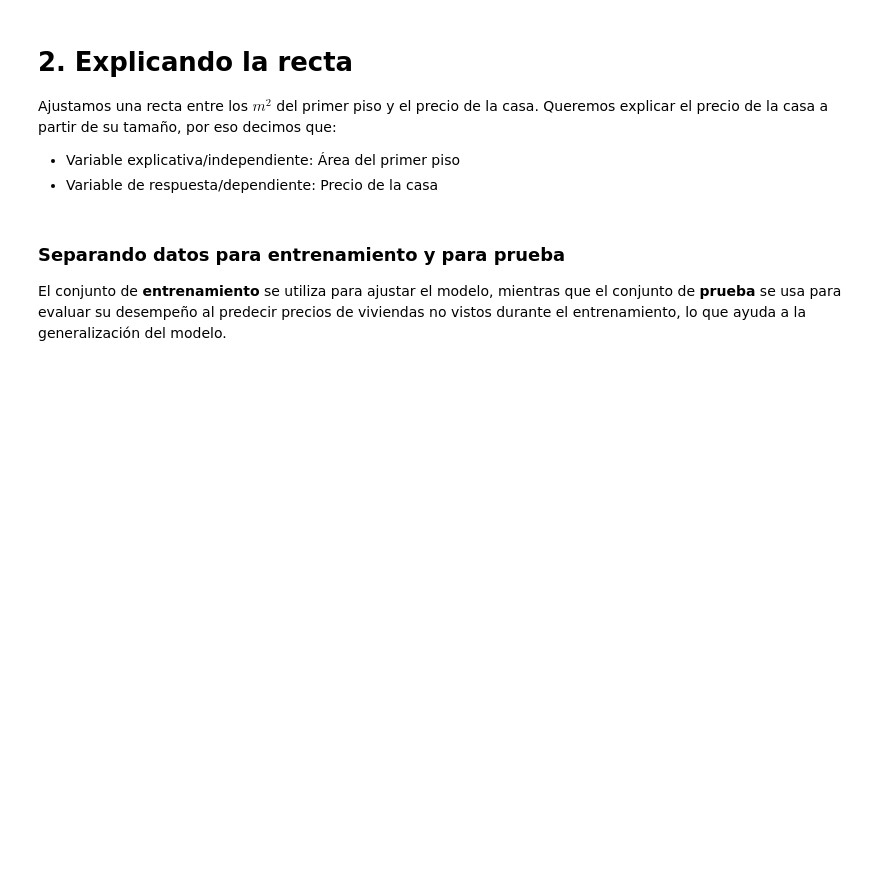
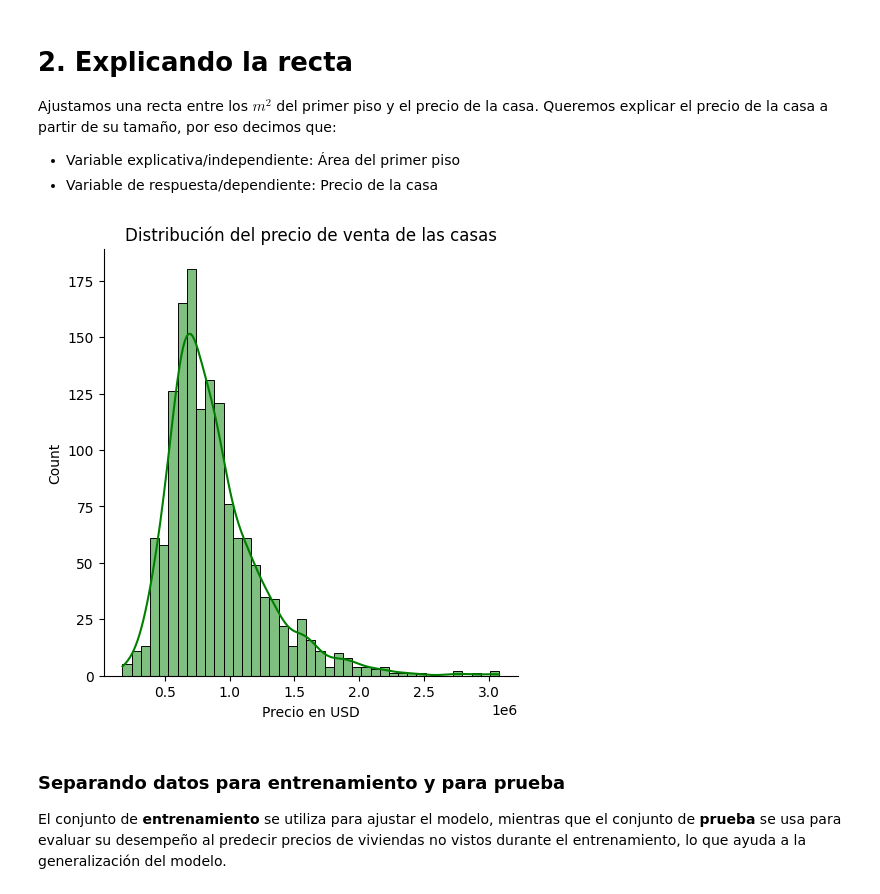
Before and after one commit to Tecindes/PrecioCasas, a Jupyter notebook: precios_de_inmuebles_regresion_lineal.ipynb, the cells around one changed output. Saved outputs shown, nothing was run; the diff lists cells and outputs as text; code cells hidden in the pictures; blank space fills up the shorter version.

```diff
--- a/precios_de_inmuebles_regresion_lineal.ipynb
+++ b/precios_de_inmuebles_regresion_lineal.ipynb
@@ -146,3 +144,11 @@ Ajustamos una recta entre los $m^2$ del primer piso y el precio de la casa. Quer
+# %%
+#Quién es nuestra variable de respuesta?
+sns.displot(datos,x='precio_de_venta',kde=True,color='green')
+plt.title('Distribución del precio de venta de las casas')
+plt.xlabel('Precio en USD')
+plt.show()
+# %% [output]
+[figure, added]
 # %% [markdown]
 ### Separando datos para entrenamiento y para prueba
 
```
Also changed, not shown: parts of 3 cells of this notebook.
